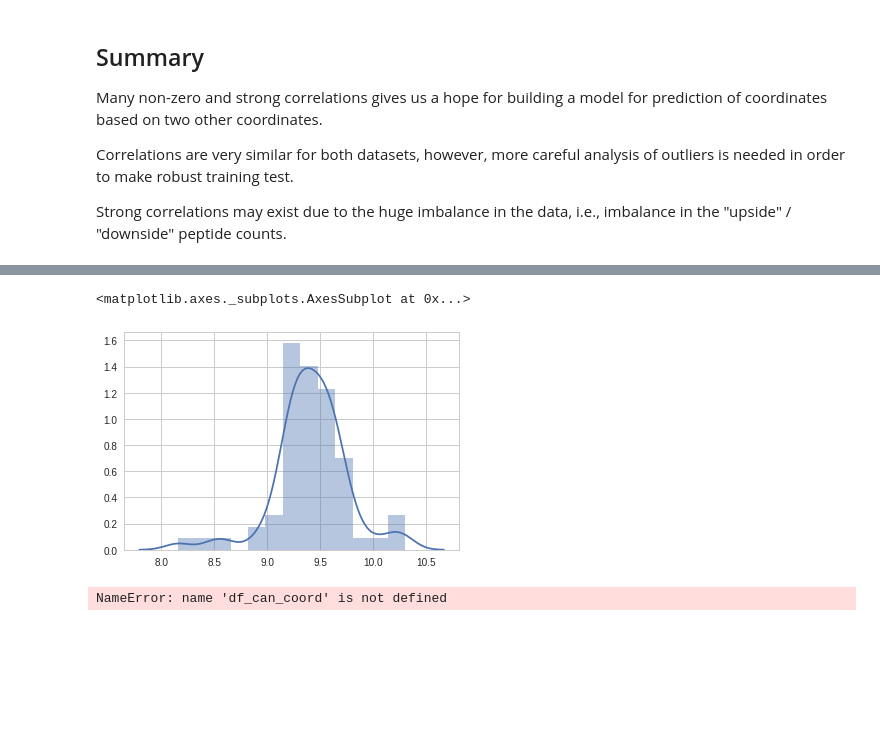
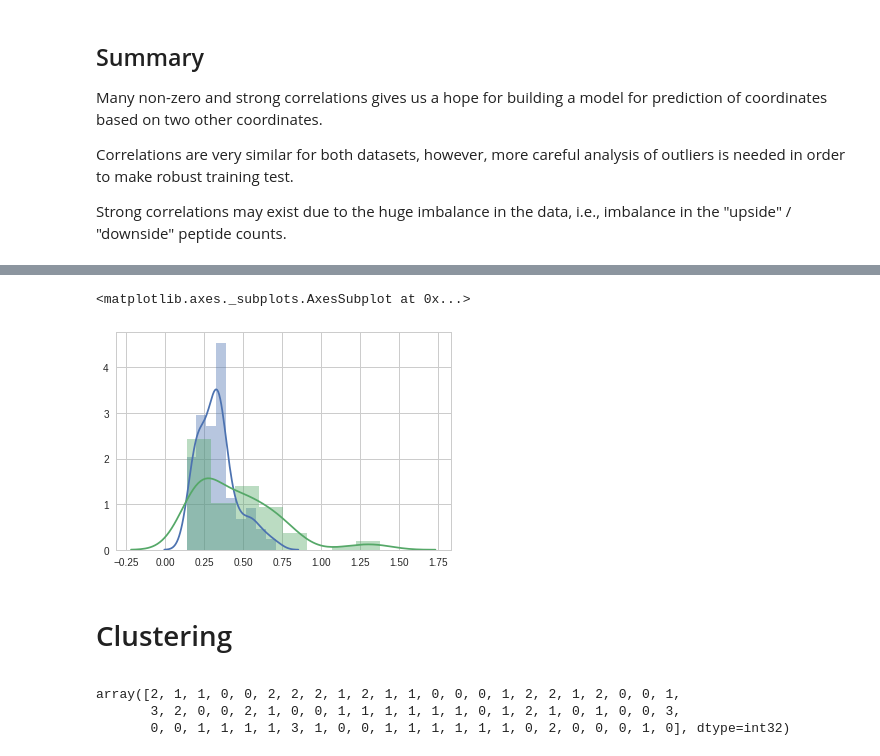
Before and after one commit to antigenomics/tcr-pmhc-study, a Jupyter notebook: loop_model/eda.ipynb, the cells around one changed output, grey strips where cells are left out. Cells and saved outputs as stored; diff of their text form; code cells hidden in the pictures; blank space fills up the shorter version.

Commit message:
add TOC and clust draft

```diff
--- a/loop_model/eda.ipynb
+++ b/loop_model/eda.ipynb
@@ -127,19 +139,19 @@ def save_df(df_inp, coord, filename):
     df = df[["key", "sequence", 0, 1, 2, 3, 4, 5, 6, 7, 8, 9, 10, 11, 12]]
     df.to_csv(filename, compression="gzip")
     print(df.shape)
-    print(df.head())
+    return df
 
 
-save_df(df_put, "x", "put_coord_x.csv.gz")
-save_df(df_put, "y", "put_coord_y.csv.gz")
-save_df(df_put, "z", "put_coord_z.csv.gz")
+df_put_coord_x = save_df(df_put, "x", "put_coord_x.csv.gz")
+df_put_coord_y = save_df(df_put, "y", "put_coord_y.csv.gz")
+df_put_coord_z = save_df(df_put, "z", "put_coord_z.csv.gz")
 
-save_df(df_can, "x", "can_coord_x.csv.gz")
-save_df(df_can, "y", "can_coord_y.csv.gz")
-save_df(df_can, "z", "can_coord_z.csv.gz")
+df_can_coord_x = save_df(df_can, "x", "can_coord_x.csv.gz")
+df_can_coord_y = save_df(df_can, "y", "can_coord_y.csv.gz")
+df_can_coord_z = save_df(df_can, "z", "can_coord_z.csv.gz")
 
-save_df(df_cdr, "x", "cdr_coord_x.csv.gz")
-save_df(df_cdr, "y", "cdr_coord_y.csv.gz")
-save_df(df_cdr, "z", "cdr_coord_z.csv.gz")
+df_cdr_coord_x = save_df(df_cdr, "x", "cdr_coord_x.csv.gz")
+df_cdr_coord_y = save_df(df_cdr, "y", "cdr_coord_y.csv.gz")
+df_cdr_coord_z = save_df(df_cdr, "z", "cdr_coord_z.csv.gz")
 # %% [output]
 (74528, 15)
@@ -660,23 +653,40 @@ df_put
+# %%
+arr_put_coord = np.hstack([np.array(df_put_coord_x[range(1,MAX_POS+1)]),
+                           np.array(df_put_coord_y[range(1,MAX_POS+1)]),
+                           np.array(df_put_coord_z[range(1,MAX_POS+1)])])
+
+arr_can_coord = np.hstack([np.array(df_can_coord_x[range(1,MAX_POS+1)]),
+                           np.array(df_can_coord_y[range(1,MAX_POS+1)]),
+                           np.array(df_can_coord_z[range(1,MAX_POS+1)])])
+
+arr_cdr_coord = np.hstack([np.array(df_cdr_coord_x[range(1,MAX_POS+1)]),
+                           np.array(df_cdr_coord_y[range(1,MAX_POS+1)]),
+                           np.array(df_cdr_coord_z[range(1,MAX_POS+1)])])
 # %%
-arr_put_coord = np.array(df_put_coord[range(1,MAX_POS+1)])
-arr_cdr_coord = np.array(df_cdr_coord[range(1,MAX_POS+1)])
-
 dist = []
 for arr in arr_cdr_coord:
     dist.append(np.sqrt(((arr_put_coord - arr) ** 2).mean(1).min()))
 
 sns.distplot(dist)
+
+
+dist = []
+for arr in arr_cdr_coord:
+    dist.append(np.sqrt(((arr_can_coord - arr) ** 2).mean(1).min()))
+
+sns.distplot(dist)
 # %% [output]
 <matplotlib.axes._subplots.AxesSubplot at 0x...>
-[figure, old version]
+[figure, new version]
-# %%
-arr_can_coord = np.array(df_can_coord[range(1,MAX_POS+1)])
-arr_cdr_coord = np.array(df_cdr_coord[range(1,MAX_POS+1)])
-
-dist = []
-for arr in arr_cdr_coord:
-    dist.append(np.sqrt(((arr_can_coord - arr) ** 2).mean(1).min()))
-
-sns.distplot(dist)
-# %% [output]
-NameError: name 'df_can_coord' is not defined
+# %% [markdown]
+# Clustering
+
+<a id="clust"></a>
+# %%
+clust = MiniBatchKMeans(n_clusters=4, batch_size=1000)
+clust.fit(arr_cdr_coord)
+clust.predict(arr_cdr_coord)
+# %% [output]
+array([2, 1, 1, 0, 0, 2, 2, 2, 1, 2, 1, 1, 0, 0, 0, 1, 2, 2, 1, 2, 0, 0, 1,
+       3, 2, 0, 0, 2, 1, 0, 0, 1, 1, 1, 1, 1, 1, 0, 1, 2, 1, 0, 1, 0, 0, 3,
+       0, 0, 1, 1, 1, 1, 3, 1, 0, 0, 1, 1, 1, 1, 1, 1, 0, 2, 0, 0, 0, 1, 0], dtype=int32)
```
Also changed, not shown: parts of 10 cells of this notebook.
